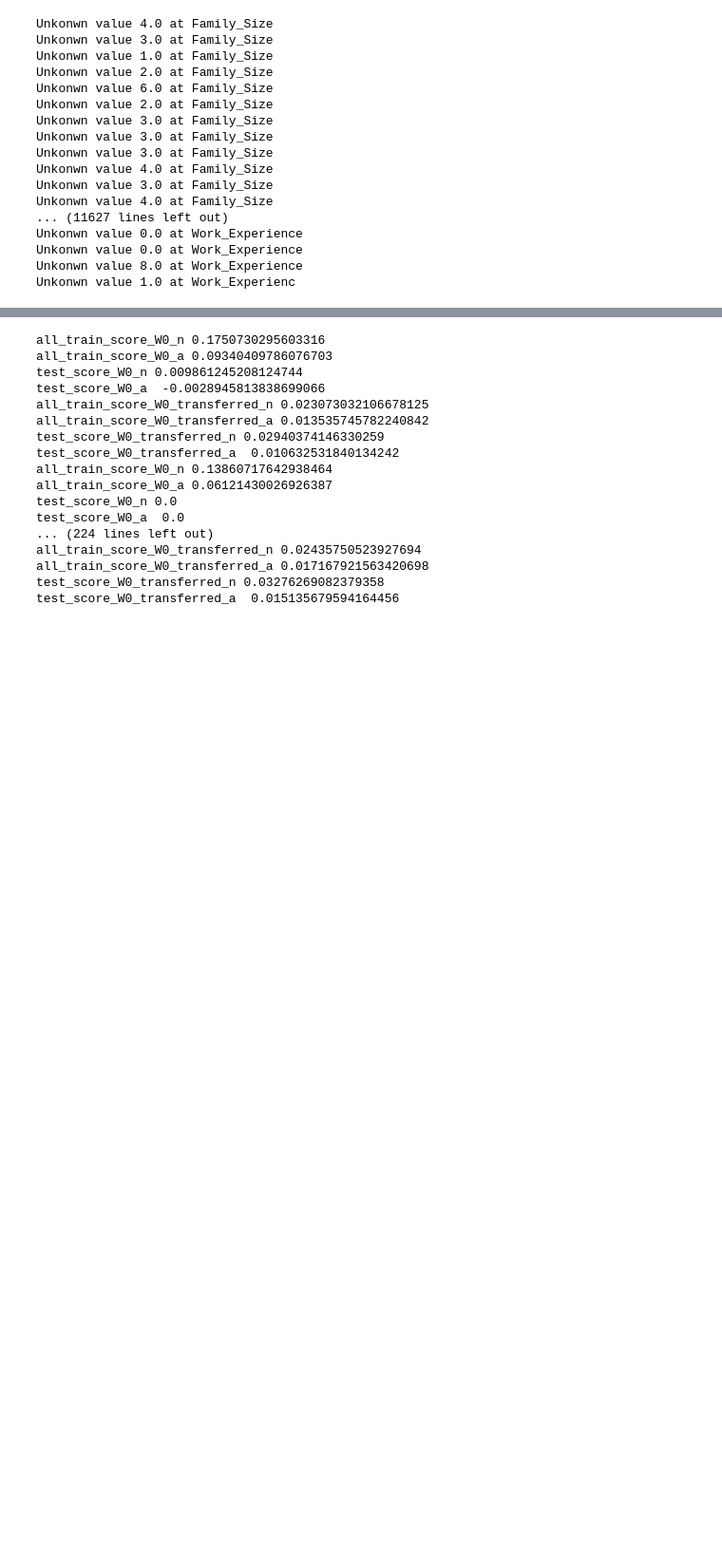
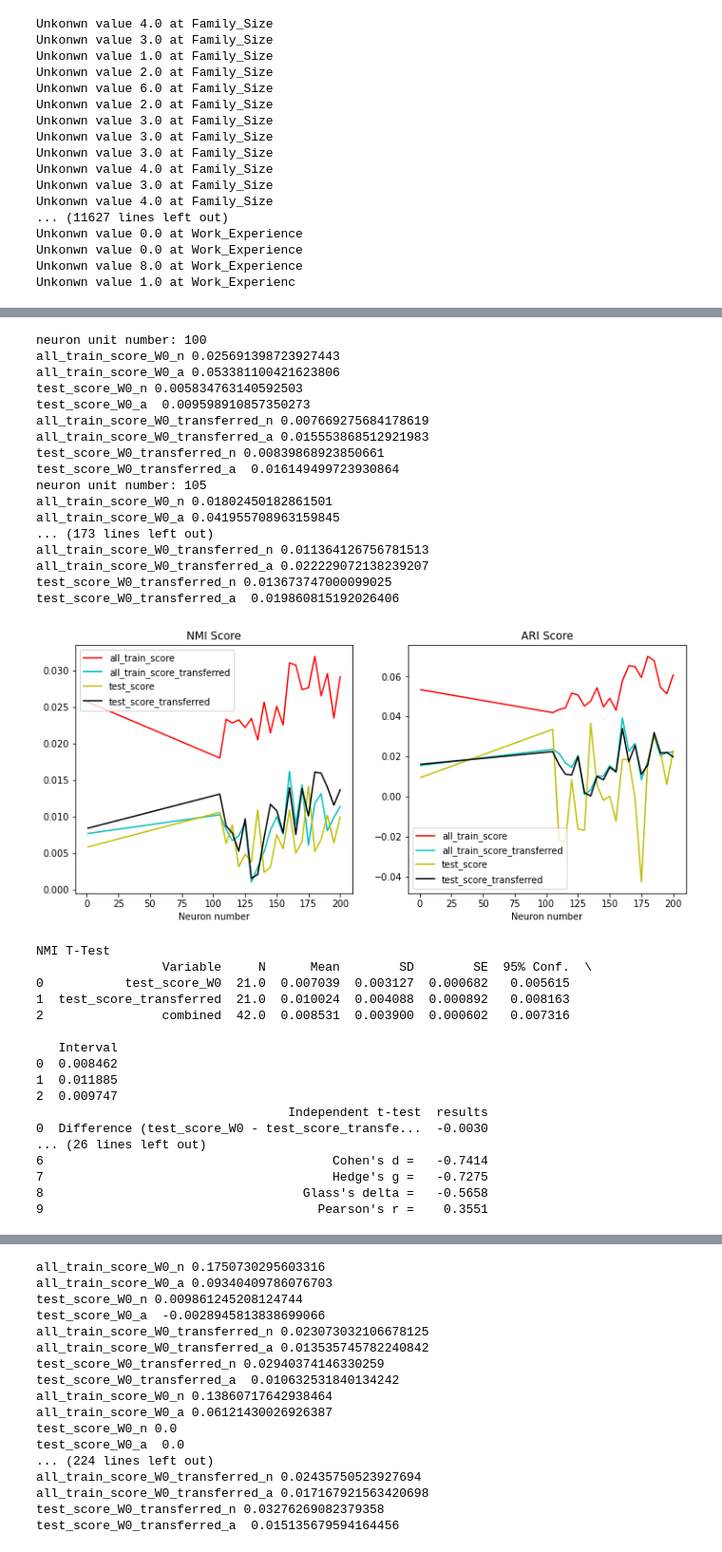
Before and after one commit to foolishfool/JupyterNotebook, a Jupyter notebook: SOM/UTDSM_Customer Segmentation.ipynb, the cells around one changed output, grey strips where cells are left out. Shown at 95% size. Saved outputs shown, nothing was run; the diff lists cells and outputs as text; code cells hidden in the pictures; blank space fills up the shorter version.

```diff
--- a/SOM/UTDSM_Customer Segmentation.ipynb
+++ b/SOM/UTDSM_Customer Segmentation.ipynb
@@ -107,0 +126,50 @@ neuron unit number: 43
+# %%
+import experiment
+unstable_repeat_num= 30
+scope_num = 200
+class_num = 100
+row = 8
+column = 4
+dim_num = 7
+best_num = 48
+
+
+experiment = experiment.Experiment()
+
+experiment.UTest_FESOM(dataread,class_num, dim_num,best_num, scope_num,unstable_repeat_num,0,row,column)
+# %% [output]
+neuron unit number: 100
+all_train_score_W0_n 0.025691398723927443
+all_train_score_W0_a 0.053381100421623806
+test_score_W0_n 0.005834763140592503
+test_score_W0_a  0.009598910857350273
+all_train_score_W0_transferred_n 0.007669275684178619
+all_train_score_W0_transferred_a 0.015553868512921983
+test_score_W0_transferred_n 0.00839868923850661
+test_score_W0_transferred_a  0.016149499723930864
+neuron unit number: 105
+all_train_score_W0_n 0.01802450182861501
+all_train_score_W0_a 0.041955708963159845
+... (173 lines left out)
+all_train_score_W0_transferred_n 0.011364126756781513
+all_train_score_W0_transferred_a 0.022229072138239207
+test_score_W0_transferred_n 0.013673747000099025
+test_score_W0_transferred_a  0.019860815192026406
+[figure, added]
+NMI T-Test
+                 Variable     N      Mean        SD        SE  95% Conf.  \
+0           test_score_W0  21.0  0.007039  0.003127  0.000682   0.005615
+1  test_score_transferred  21.0  0.010024  0.004088  0.000892   0.008163
+2                combined  42.0  0.008531  0.003900  0.000602   0.007316
+
+   Interval
+0  0.008462
+1  0.011885
+2  0.009747
+                                  Independent t-test  results
+0  Difference (test_score_W0 - test_score_transfe...  -0.0030
+... (26 lines left out)
+6                                       Cohen's d =   -0.7414
+7                                       Hedge's g =   -0.7275
+8                                   Glass's delta =   -0.5658
+9                                     Pearson's r =    0.3551
```
Also changed, not shown: parts of 2 cells of this notebook, 9 other files.
